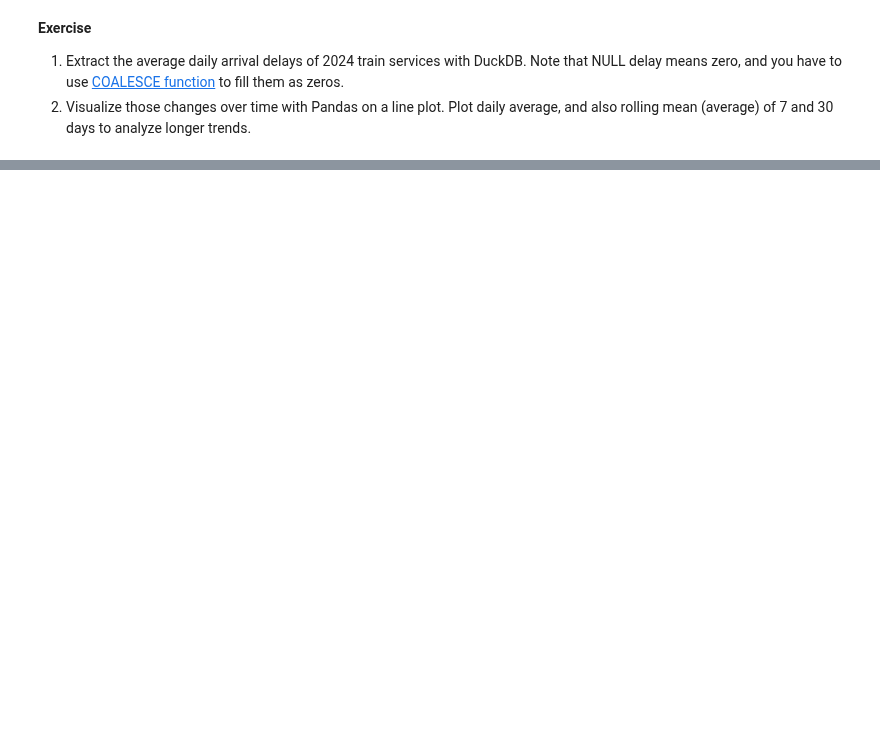
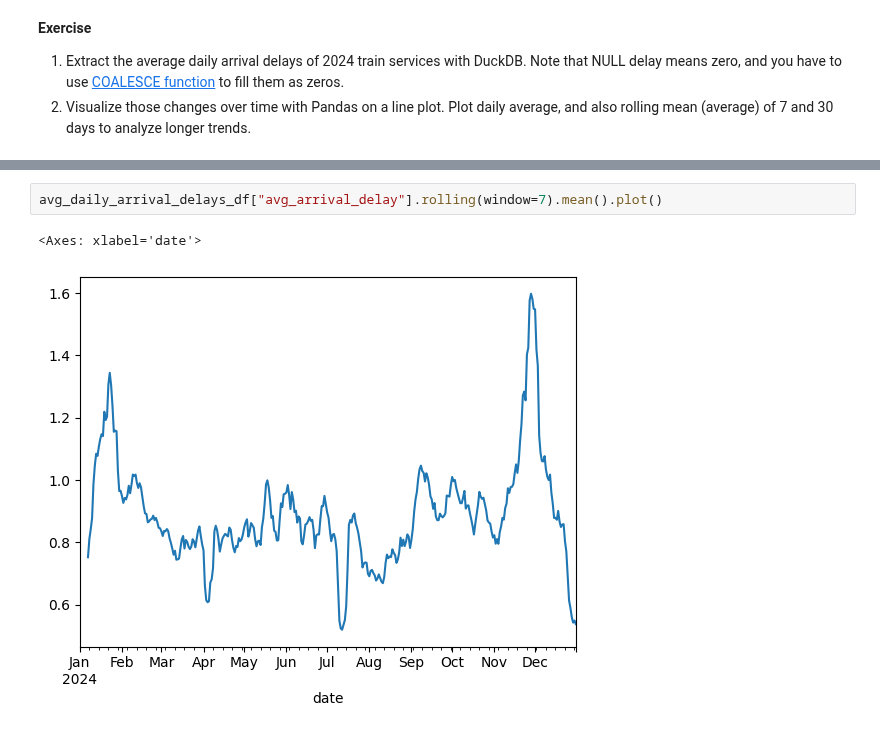
Before and after one commit to mateuszlampert/mlops-course, a Jupyter notebook: lab2/notebook_02_duckdb.ipynb, the cells around one changed output, grey strips where cells are left out. Cells and saved outputs as stored; diff of their text form; blank space fills up the shorter version.

```diff
--- a/lab2/notebook_02_duckdb.ipynb
+++ b/lab2/notebook_02_duckdb.ipynb
@@ -262,0 +745,5 @@ df_disruptions_statistics.plot.barh(x="cause", y="cause_frequency")
+# %%
+avg_daily_arrival_delays_df["avg_arrival_delay"].rolling(window=7).mean().plot()
+# %% [output]
+<Axes: xlabel='date'>
+[figure, added]
```
Also changed, not shown: parts of 36 cells of this notebook, 3 other files.
